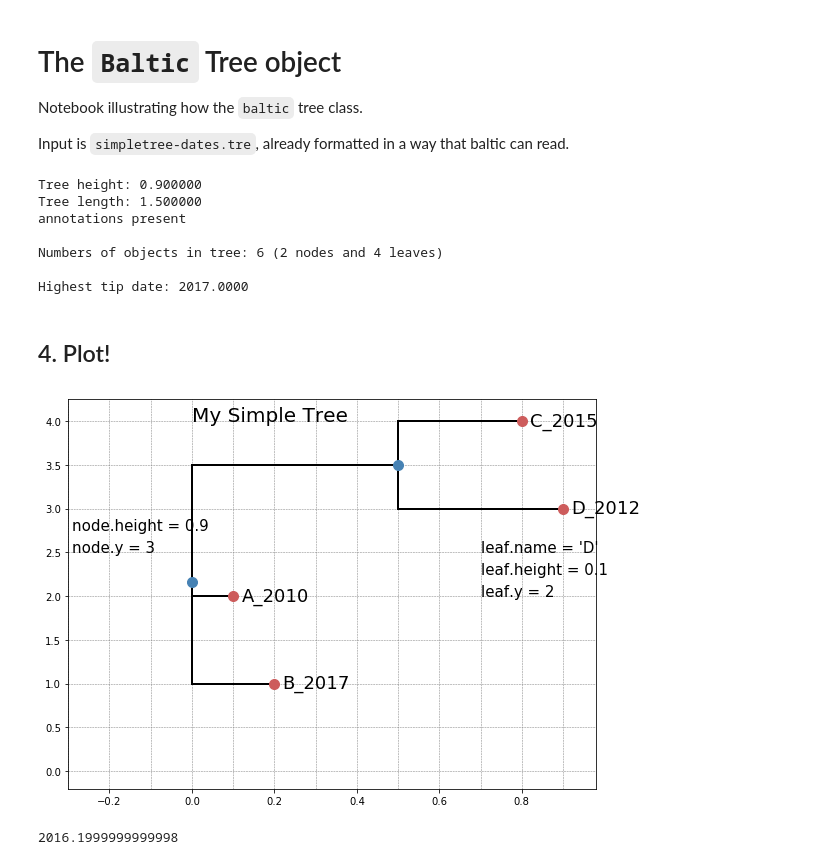
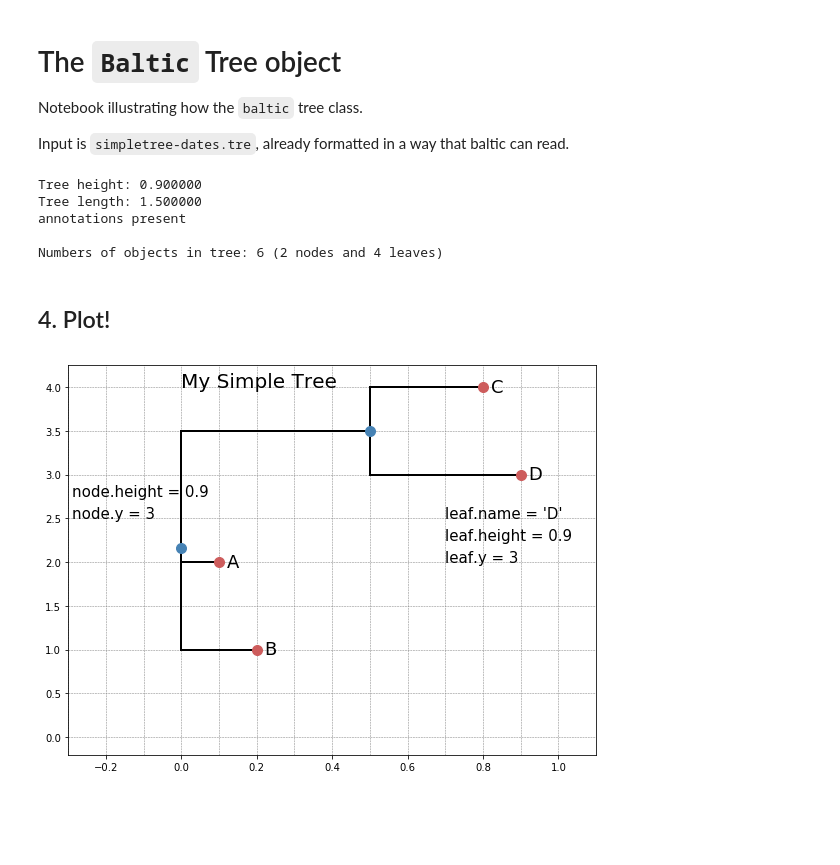
Before and after one commit to Don86/baltic3, a Jupyter notebook: tutorials-and-examples/Example - baltic tree object.ipynb, the cells around one changed output. Cells and saved outputs as stored; diff of their text form; code cells hidden in the pictures; blank space fills up the shorter version.

```diff
--- a/tutorials-and-examples/Example - baltic tree object.ipynb
+++ b/tutorials-and-examples/Example - baltic tree object.ipynb
@@ -26,15 +26,13 @@ import baltic3_utils as btu
 # %%
 # read tree
 # Reading the chronogram to demonstrate some attributes
-tre = btu.austechia_read_tree("simpletree.tre", date_bool=False, date_delim="_")
+tre = btu.austechia_read_tree("sample-small-tree.tre", date_bool=False, date_delim="_")
 # %% [output]
 Tree height: 0.900000
 Tree length: 1.500000
 annotations present
 
 Numbers of objects in tree: 6 (2 nodes and 4 leaves)
-
-Highest tip date: 2017.0000
 # %%
 # =================================== PARAMS ===================================
 # LAYOUT
@@ -102,44 +100,39 @@ for k in tre.Objects:
 ax.text(title_x, title_y, title_text, fontsize=title_text_size)
 
 # Draw gridlines manually
-for i in np.arange(-0.3, 1.0, 0.1):
+for i in np.arange(-0.3, 1.1, 0.1):
     plt.axvline(x=i, ls="--", lw=0.5, c="grey")
 [plt.axhline(y=i, ls="--", lw=0.5, c="grey") for i in np.arange(0, 4.1, 0.5)]
 
 # Draw class diagram for D
 lf_d = tre.leaves[0]
 for lf in tre.leaves:
     if lf.name == "D":
         lf_d = lf
 
 x_d = 0.7
 y_d = 2.5
 y_interval = 0.25
 uml_fontsize = 15
 ax.text(x_d, y_d, "leaf.name = 'D'", size=uml_fontsize)
 ax.text(x_d, y_d-y_interval, "leaf.height = "+str(lf_d.height), size=uml_fontsize)
 ax.text(x_d, y_d-(2*y_interval), "leaf.y = "+str(lf_d.y), size=uml_fontsize)
 
 # Class diagram for leftmost internal node
 x_d = -0.29
 y_d = 3.0
 y_interval = 0.25
 uml_fontsize = 15
 nd = tre.nodes[0]
 ax.text(x_d, y_d-y_interval, "node.height = "+str(lf.height), size=uml_fontsize)
 ax.text(x_d, y_d-(2*y_interval), "node.y = "+str(lf.y), size=uml_fontsize)
 
-ax.set_xlim(-0.3, 0.98)
+ax.set_xlim(-0.3, 1.1)
 plt.tight_layout()
 
 # Saves the figure to a png. pdf option also available.
-#plt.savefig("baltic-tree-example.png", bbox_inches="tight")
+plt.savefig("baltic-tree-example.png", bbox_inches="tight")
 
 plt.show()
 # %% [output]
-[figure, old version]
+[figure, new version]
-# %%
-nd = tre.nodes[-1]
-lf_d.absoluteTime
-# %% [output]
-2016.1999999999998
```
Also changed, not shown: 4 other files.
